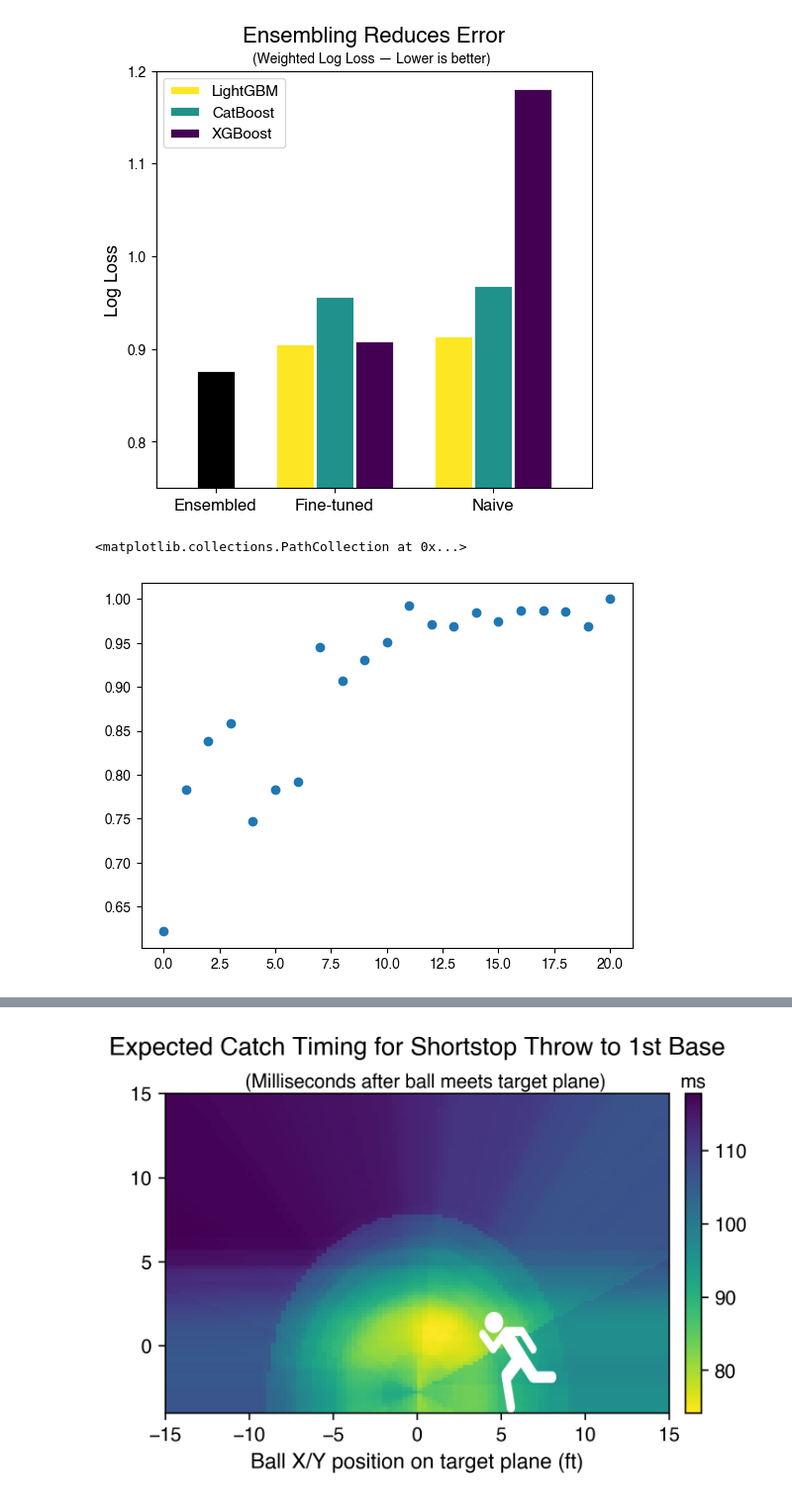
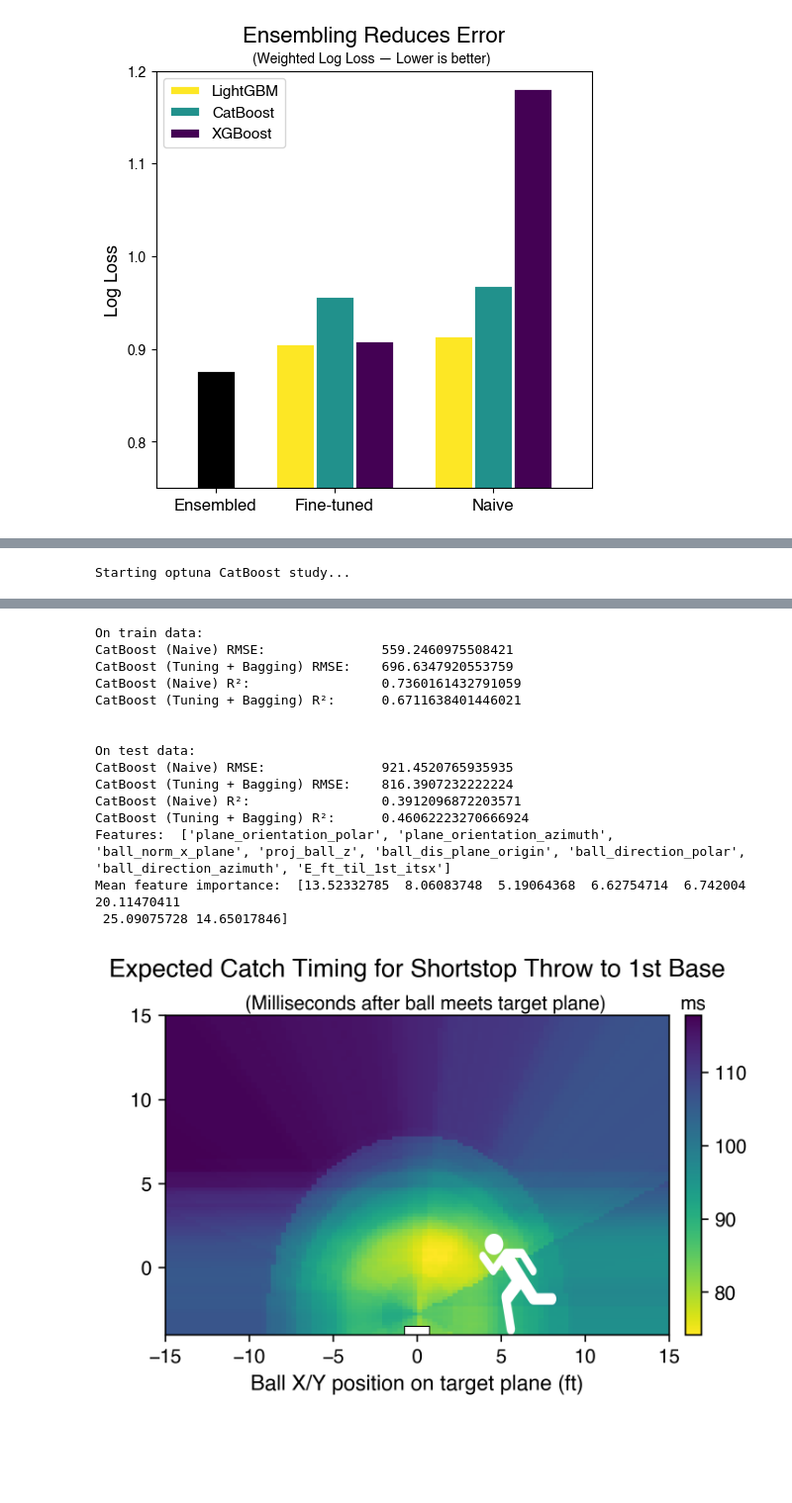
Before and after one commit to kimdoyo5/SMT2025, a Jupyter notebook: Code/ResultProbs.ipynb, the cells around one changed output, grey strips where cells are left out. Shown at 99% size. Saved outputs shown, nothing was run; the diff lists cells and outputs as text; code cells hidden in the pictures; blank space fills up the shorter version.

```diff
--- a/Code/ResultProbs.ipynb
+++ b/Code/ResultProbs.ipynb
@@ -2,15 +2,14 @@
 # Imports & readDataSubset()
 import pandas as pd
 import numpy as np
-import pyarrow.dataset as pads
 from SMT_Data_Starter_2025 import readDataSubset
 import matplotlib.pyplot as plt
 from matplotlib import font_manager as fm
 
-# Load fonts
-font_path = r"C:\Users\mla21\AppData\Local\Microsoft\Windows\Fonts\Helvetica.ttf"
-fm.fontManager.addfont(font_path)
-plt.rcParams['font.family'] = 'Helvetica'
+# # Load fonts
+# font_path = r"C:"
+# fm.fontManager.addfont(font_path)
+# plt.rcParams['font.family'] = 'Helvetica'
 
 # Just get the subsets out of the way
 game_info_subset = readDataSubset('game_info')
@@ -841,6 +841,7 @@ print(cat_models[top10_ids_cat[0]].get_feature_importance())
 
 ## 5. Visualize
 import matplotlib.image as mpimg
+import matplotlib.patches as patches
 x =  np.linspace(-15,15,100)
 y = np.linspace(-1,15,100)
 ball_pos_x_plane,ball_pos_y_plane = np.meshgrid(x,y)
@@ -884,14 +885,15 @@ for i in range(2):
         axs[i][j].set_xticks(np.arange(-15, 16, 5))
         axs[i][j].set_yticks(np.arange(-15, 21, 5))
         axs[i][j].imshow(stickman, extent=stickman_configs[i],zorder=2)
+        axs[i][j].add_patch(patches.Rectangle((-0.75,-4), width=1.5,height=0.5,facecolor='white',zorder=2,edgecolor='black',lw=0.5))
         im = axs[i][j].imshow(grids[j], aspect='auto', extent=[-15, 15, -4, 15], origin='lower', cmap='viridis')
         if i == 0:
-            axs[i][j].set_title(col_names[j], fontsize=15, pad=8)
+            axs[i][j].set_title(col_names[j], fontsize=17, pad=8)
         if i == 1:
-            axs[i][j].set_xlabel("Ball X/Y position on target plane (ft)")
-fig.suptitle("Catch Probability for Shortstop Throw to 1st Base", fontsize=21, y=1.18)
-fig.text(0.5, 1.07, "(15ft vs. 5ft from 1st base — when ball meets target plane (4ft above ground))",
-         ha='center', va='top', fontsize=15)
+            axs[i][j].set_xlabel("Ball X/Y position on target plane (ft)", fontsize=13)
+fig.suptitle("Catch Probability for Shortstop Throw to 1st Base", fontsize=23, y=1.18)
+fig.text(0.5, 1.07, "(Batter 15ft vs. 5ft from 1st base — Shortstop POV — when ball meets target plane (4ft above ground))",
+         ha='center', va='top', fontsize=17)
 fig.colorbar(im, ax=axs, orientation='vertical', fraction=0.03, pad=0.03)
 fig.text(0.88, 0.94, "Prob(%)", ha='center', va='top', fontsize=12)
 plt.show()
@@ -948,19 +950,6 @@ ax.set_ylim(0.75, 1.2)
 # %% [output]
 (0.75, 1.2)
 [figure]
-# %%
-temp = prep_ds[['E_ft_til_1st_itsx','pr_CatchOn']]
-temp = temp[temp['E_ft_til_1st_itsx']<20]
-temp = temp[temp['E_ft_til_1st_itsx'] >0]
-temp['E_ft_til_1st_itsx'] = temp['E_ft_til_1st_itsx'].round(0)
-
-tmp1 = temp.groupby('E_ft_til_1st_itsx')['pr_CatchOn'].mean().reset_index()
-
-
-plt.scatter(tmp1['E_ft_til_1st_itsx'], tmp1['pr_CatchOn'])
-# %% [output]
-<matplotlib.collections.PathCollection at 0x...>
-[figure, removed]
 # %%
 """
 Fit ML model for catch timestamp at intersection
@@ -1072,6 +1061,8 @@ print("Features: ", ts_cat_models[0].feature_names_)
 print("Mean feature importance: ", mean_fi)
 
 ## 8. Visualize
+import matplotlib.image as mpimg
+import matplotlib.patches as patches
 # (Copy & Paste from above; same thing)
 x = np.linspace(-15,15,100)
 y = np.linspace(-1,15,100)
@@ -1095,7 +1086,7 @@ test_df = test_df[['plane_orientation_polar','plane_orientation_azimuth','ball_n
 # Create predictions
 test_y_pred_ensemble = cat_ensemble.predict(test_df)
 test_df['pred_time_delta'] = test_y_pred_ensemble
-Bring back ball_pos_x/y
+# Bring back ball_pos_x/y
 test_df = pd.concat([test_df, saved], axis=1)
 # Plot
 plt.figure(figsize=(5,3), dpi=300)
@@ -1105,6 +1096,7 @@ plt.yticks(np.arange(0, 16, 5))
 plt.xlabel("Ball X/Y position on target plane (ft)", fontsize=11)
 plt.imshow(stickman, extent=[3.5, 8.5, -4, 2],zorder=2)
 im = plt.imshow(grid, aspect='auto', extent=[-15, 15, -4, 15], origin='lower', cmap='viridis_r')
+plt.gca().add_patch(patches.Rectangle((-0.75,-4), width=1.5,height=0.5,facecolor='white',zorder=2,edgecolor='black',lw=0.5))
 plt.colorbar(im, orientation='vertical', fraction=0.03, pad=0.03)
 plt.title("Expected Catch Timing for Shortstop Throw to 1st Base", fontsize=13, pad=20)
 plt.text(0.5, 16.2, "(Milliseconds after ball meets target plane)", ha='center', va='top', fontsize=10)
@@ -1113,0 +1107 @@ plt.show()
+Starting optuna CatBoost study...
@@ -1114 +1125,16 @@ plt.show()
+On train data:
+CatBoost (Naive) RMSE:               559.2460975508421
+CatBoost (Tuning + Bagging) RMSE:    696.6347920553759
+CatBoost (Naive) R²:                 0.7360161432791059
+CatBoost (Tuning + Bagging) R²:      0.6711638401446021
+
+
+On test data:
+CatBoost (Naive) RMSE:               921.4520765935935
+CatBoost (Tuning + Bagging) RMSE:    816.3907232222224
+CatBoost (Naive) R²:                 0.3912096872203571
+CatBoost (Tuning + Bagging) R²:      0.46062223270666924
+Features:  ['plane_orientation_polar', 'plane_orientation_azimuth', 'ball_norm_x_plane', 'proj_ball_z', 'ball_dis_plane_origin', 'ball_direction_polar', 'ball_direction_azimuth', 'E_ft_til_1st_itsx']
+Mean feature importance:  [13.52332785  8.06083748  5.19064368  6.62754714  6.742004   20.11470411
+ 25.09075728 14.65017846]
-[figure, old version]
+[figure, new version]
```
Also changed, not shown: parts of 4 cells of this notebook, 9 other files.
